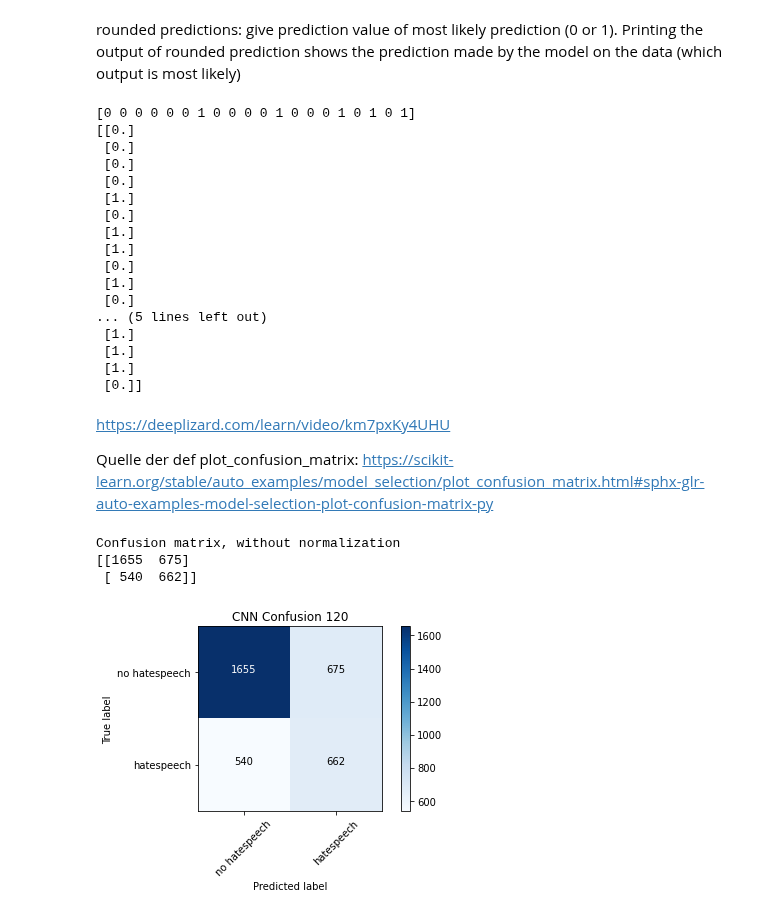
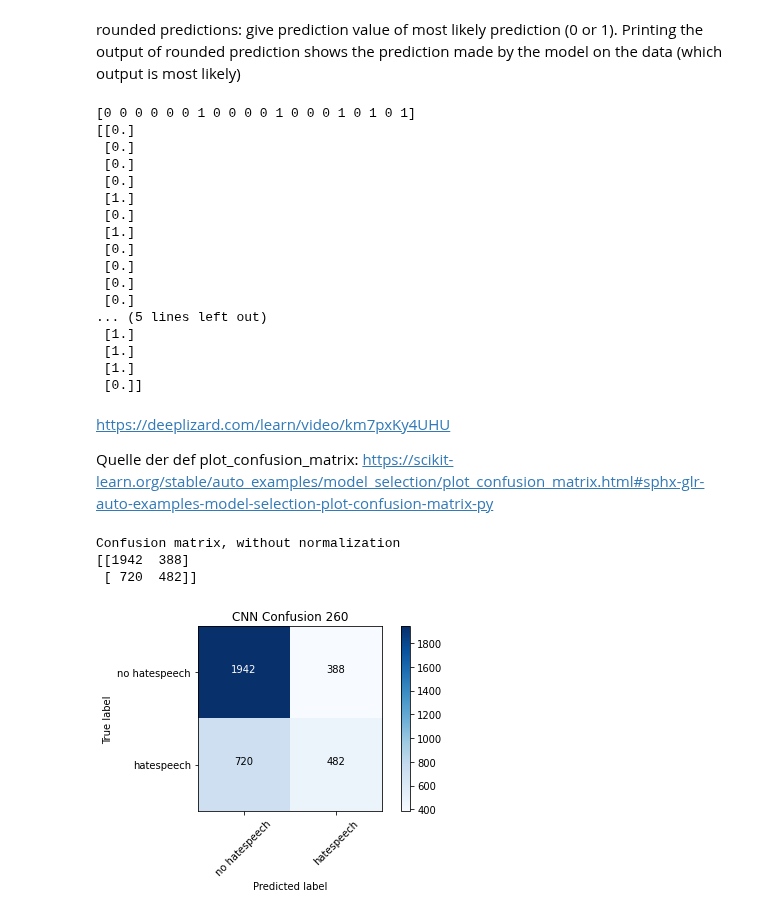
Before and after one commit to BiancaStadl/ProjektarbeitML, a Jupyter notebook: CNN_embedded.ipynb, the cells around one changed output. Saved outputs shown, nothing was run; the diff lists cells and outputs as text; code cells hidden in the pictures.

```diff
--- a/CNN_embedded.ipynb
+++ b/CNN_embedded.ipynb
@@ -519,6 +519,6 @@ batch_size = 40
 validation_split=0.2
 # %%
 #Werte der Convolutional-Schichten variieren (Filter), Batch-Size variieren, kernel-size..
-CNN16052104.fit(nppadded_training, nptraining_labels, batch_size=batch_size, validation_split=validation_split, epochs=training_epochs, callbacks=[callbackForTB])
+CNN16052105.fit(nppadded_training, nptraining_labels, batch_size=batch_size, validation_split=validation_split, epochs=training_epochs, callbacks=[callbackForTB])
 # %% [output]
 Epoch 1/30
@@ -553,5 +553,5 @@ metrics_f1) = CNN16052104.evaluate(nppadded_testing, nptesting_labels, verbose=1
 make some predictions of test data and save it to variable. verbose=0 -> do not generate output
 Gute Quelle: https://deeplizard.com/learn/video/2f-NjDUvZIE
 # %%
-CNN_predictions04 = CNN16052104.predict(x=nppadded_testing)
+CNN_predictions05 = CNN16052105.predict(x=nppadded_testing)
 # %%
@@ -560,15 +560,15 @@ CNN_predictions04 = CNN16052104.predict(x=nppadded_testing)
 # %% [markdown]
 rounded predictions: give prediction value of most likely prediction (0 or 1). Printing the output of rounded prediction shows the prediction made by the model on the data (which output is most likely)
 # %%
-prediction_rounded04 = np.round(CNN_predictions04)
-#np.argmax(CNN_predictions04,axis=-1)
+prediction_rounded05 = np.round(CNN_predictions05)
+#np.argmax(CNN_predictions05,axis=-1)
 
-#for p in prediction_rounded04:
+#for p in prediction_rounded05:
  # print(p)
 
 
 print(nptesting_labels[500:520])
-print(prediction_rounded04[500:520])
+print(prediction_rounded05[500:520])
 # %% [output]
 [0 0 0 0 0 0 1 0 0 0 0 1 0 0 0 1 0 1 0 1]
 [[0.]
@@ -578,9 +578,9 @@ print(prediction_rounded04[500:520])
  [1.]
  [0.]
  [1.]
- [1.]
  [0.]
- [1.]
+ [0.]
+ [0.]
  [0.]
 ... (5 lines left out)
  [1.]
@@ -629,13 +629,13 @@ def plot_confusion_matrix(cm, classes,
     plt.ylabel('True label')
     plt.xlabel('Predicted label')
 # %%
-cm = confusion_matrix(y_true=nptesting_labels, y_pred=prediction_rounded04)
+cm = confusion_matrix(y_true=nptesting_labels, y_pred=prediction_rounded05)
 # %%
 plot_labels = ['no hatespeech','hatespeech']
 # %%
-plot_confusion_matrix(cm=cm, classes=plot_labels, title='CNN Confusion 120')
+plot_confusion_matrix(cm=cm, classes=plot_labels, title='CNN Confusion 260')
 # %% [output]
 Confusion matrix, without normalization
-[[1655  675]
- [ 540  662]]
+[[1942  388]
+ [ 720  482]]
-[figure, old version]
+[figure, new version]
```
Also changed, not shown: parts of 5 cells of this notebook.
